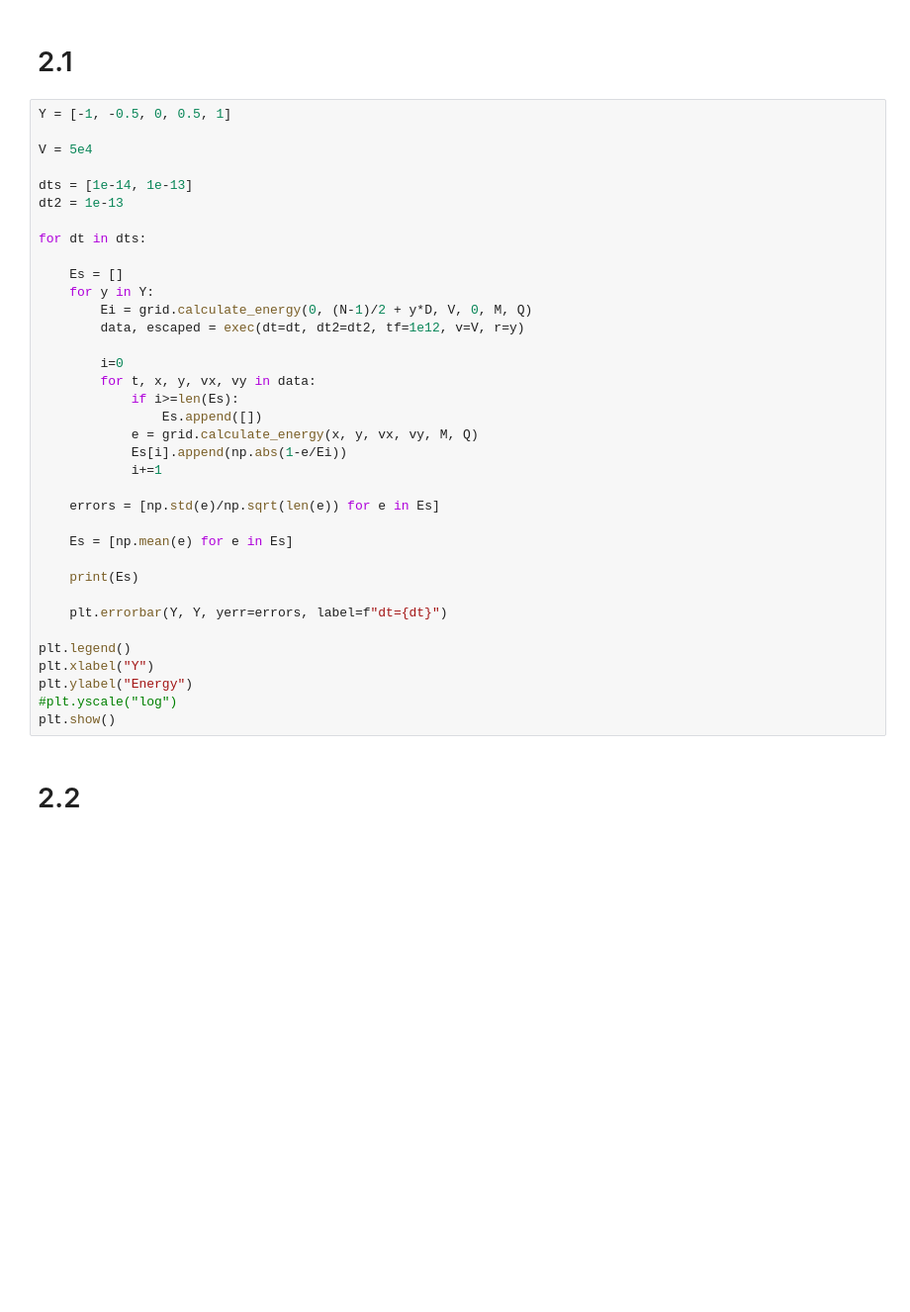
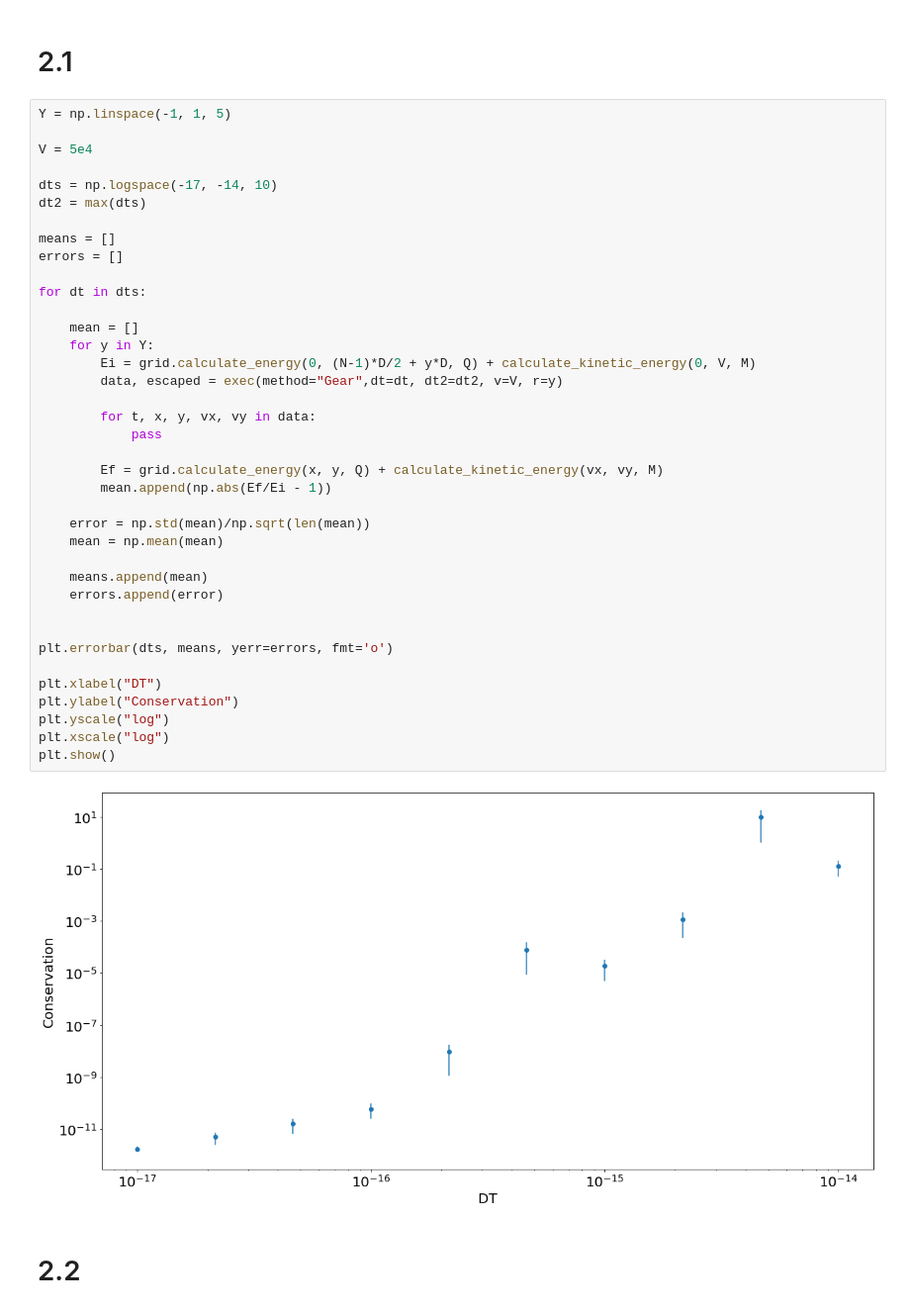
Before and after one commit to atormakh/SimulacionDeSistemas, a Jupyter notebook: SimulacionTemporal/campoElectrico.ipynb, the cells around one changed output. Shown: that part at 99% size. Saved outputs shown, nothing was run; the diff lists cells and outputs as text; blank space fills up the shorter version.

```diff
--- a/SimulacionTemporal/campoElectrico.ipynb
+++ b/SimulacionTemporal/campoElectrico.ipynb
@@ -67,41 +85,45 @@ Initial Energy 1.25e-18
 # %% [markdown]
 # 2.1
 # %%
-Y = [-1, -0.5, 0, 0.5, 1]
+Y = np.linspace(-1, 1, 5)
 
 V = 5e4
 
-dts = [1e-14, 1e-13]
-dt2 = 1e-13
+dts = np.logspace(-17, -14, 10)
+dt2 = max(dts)
+
+means = []
+errors = []
 
 for dt in dts:
 
-    Es = []
+    mean = []
     for y in Y:
-        Ei = grid.calculate_energy(0, (N-1)/2 + y*D, V, 0, M, Q)
-        data, escaped = exec(dt=dt, dt2=dt2, tf=1e12, v=V, r=y)
+        Ei = grid.calculate_energy(0, (N-1)*D/2 + y*D, Q) + calculate_kinetic_energy(0, V, M)
+        data, escaped = exec(method="Gear",dt=dt, dt2=dt2, v=V, r=y)
 
-        i=0
         for t, x, y, vx, vy in data:
-            if i>=len(Es):
-                Es.append([])
-            e = grid.calculate_energy(x, y, vx, vy, M, Q)
-            Es[i].append(np.abs(1-e/Ei))
-            i+=1
+            pass
 
-    errors = [np.std(e)/np.sqrt(len(e)) for e in Es]
+        Ef = grid.calculate_energy(x, y, Q) + calculate_kinetic_energy(vx, vy, M)
+        mean.append(np.abs(Ef/Ei - 1))
 
-    Es = [np.mean(e) for e in Es]
+    error = np.std(mean)/np.sqrt(len(mean))
+    mean = np.mean(mean)
 
-    print(Es)
+    means.append(mean)
+    errors.append(error)
 
-    plt.errorbar(Y, Y, yerr=errors, label=f"dt={dt}")
 
-plt.legend()
-plt.xlabel("Y")
-plt.ylabel("Energy")
-#plt.yscale("log")
+plt.errorbar(dts, means, yerr=errors, fmt='o')
+
+plt.xlabel("DT")
+plt.ylabel("Conservation")
+plt.yscale("log")
+plt.xscale("log")
 plt.show()
+# %% [output]
+[figure, added]
 # %% [markdown]
 # 2.2
 # %%
```
Also changed, not shown: parts of 4 cells of this notebook, 6 other files.
